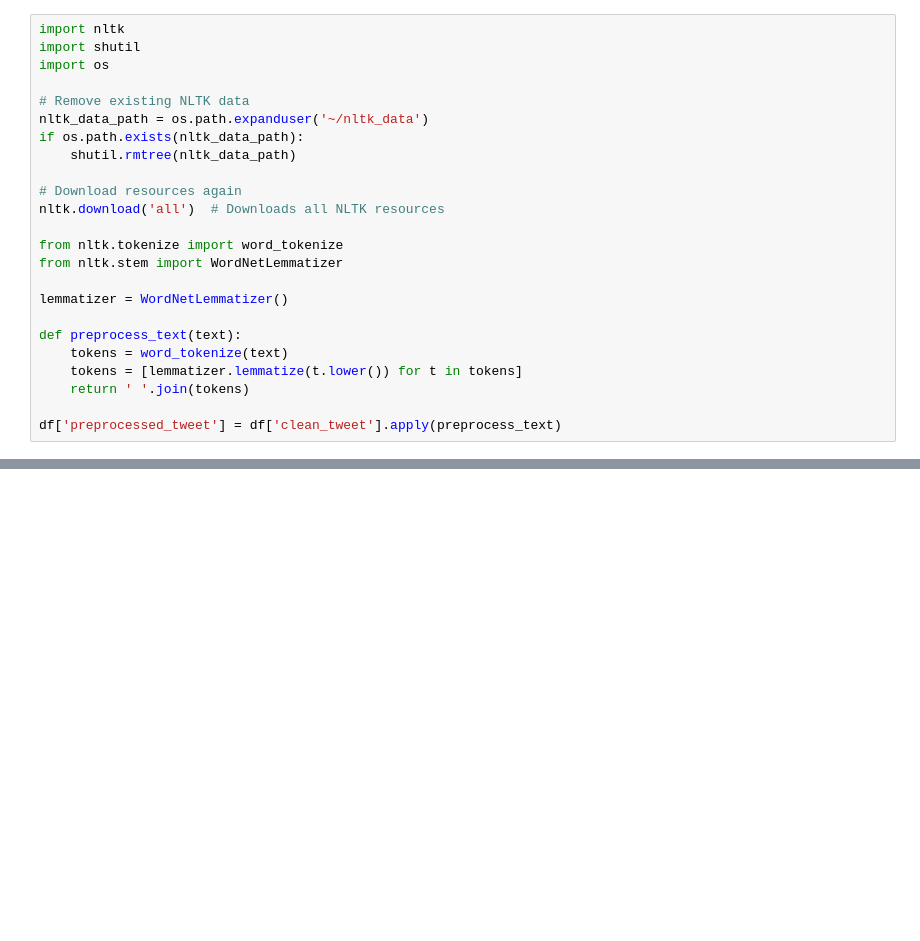
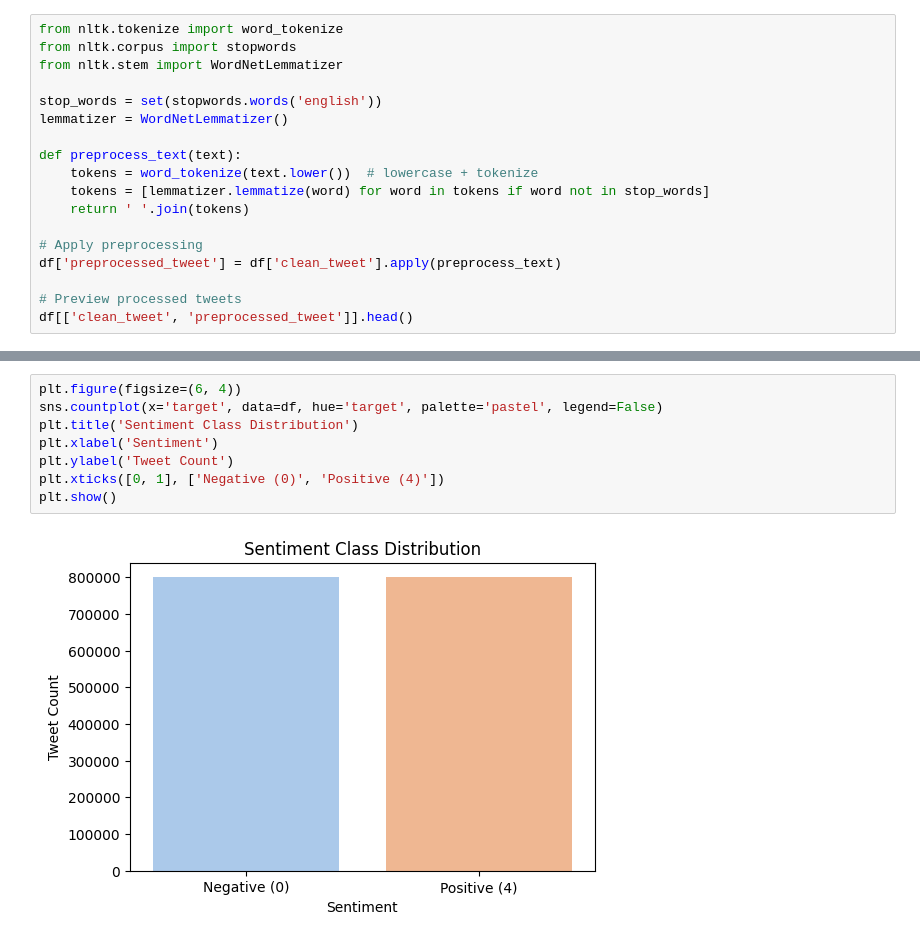
Before and after one commit to ridhwansalim/CODING-SAMURAI-INTERNSHIP-TASK, a Jupyter notebook: Level3/Project6_Sentiment_Tweets/Sentiment_Analysis_on_Tweets.ipynb, the cells around one changed output, grey strips where cells are left out. Drawn from its saved outputs; the diff is of its cells as text; blank space fills up the shorter version.

```diff
--- a/Level3/Project6_Sentiment_Tweets/Sentiment_Analysis_on_Tweets.ipynb
+++ b/Level3/Project6_Sentiment_Tweets/Sentiment_Analysis_on_Tweets.ipynb
@@ -136,25 +101,19 @@ We limit the number of features to 5000 for performance and relevance.
 # %%
-import nltk
-import shutil
-import os
-
-# Remove existing NLTK data
-nltk_data_path = os.path.expanduser('~/nltk_data')
-if os.path.exists(nltk_data_path):
-    shutil.rmtree(nltk_data_path)
-
-# Download resources again
-nltk.download('all')  # Downloads all NLTK resources
-
 from nltk.tokenize import word_tokenize
+from nltk.corpus import stopwords
 from nltk.stem import WordNetLemmatizer
 
+stop_words = set(stopwords.words('english'))
 lemmatizer = WordNetLemmatizer()
 
 def preprocess_text(text):
-    tokens = word_tokenize(text)
-    tokens = [lemmatizer.lemmatize(t.lower()) for t in tokens]
+    tokens = word_tokenize(text.lower())  # lowercase + tokenize
+    tokens = [lemmatizer.lemmatize(word) for word in tokens if word not in stop_words]
     return ' '.join(tokens)
 
+# Apply preprocessing
 df['preprocessed_tweet'] = df['clean_tweet'].apply(preprocess_text)
+
+# Preview processed tweets
+df[['clean_tweet', 'preprocessed_tweet']].head()
 # %% [output]
@@ -191,0 +215,10 @@ KeyError: 'preprocessed_tweet'
+# %%
+plt.figure(figsize=(6, 4))
+sns.countplot(x='target', data=df, hue='target', palette='pastel', legend=False)
+plt.title('Sentiment Class Distribution')
+plt.xlabel('Sentiment')
+plt.ylabel('Tweet Count')
+plt.xticks([0, 1], ['Negative (0)', 'Positive (4)'])
+plt.show()
+# %% [output]
+[figure, added]
```
Also changed, not shown: parts of 20 cells of this notebook, 1 other file.
